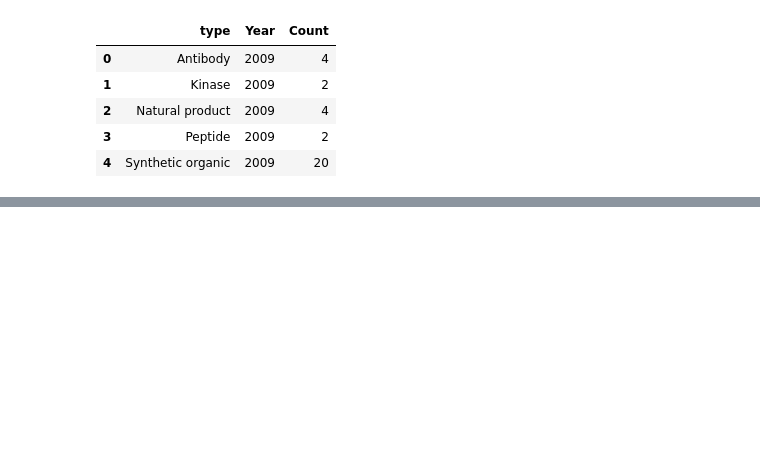
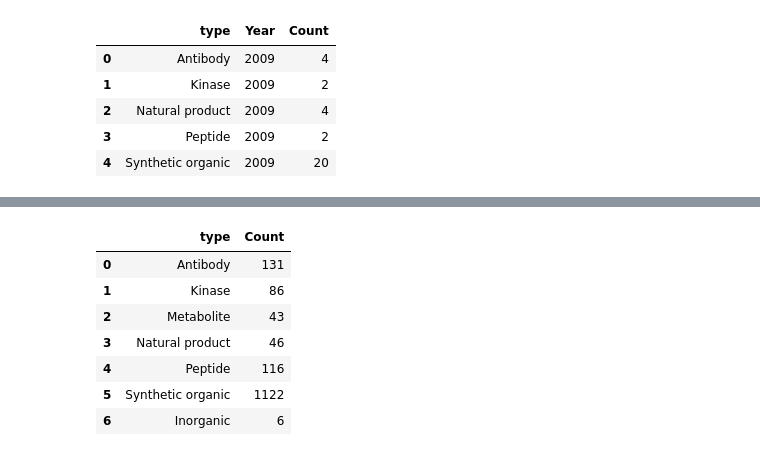
Before and after one commit to tlint101/drug_nme, a Jupyter notebook: Tutorial/02_plot_pharmacology.ipynb, the cells around one changed output, grey strips where cells are left out. Cells and saved outputs as stored; diff of their text form; code cells hidden in the pictures; blank space fills up the shorter version.

```diff
--- a/Tutorial/02_plot_pharmacology.ipynb
+++ b/Tutorial/02_plot_pharmacology.ipynb
@@ -111,0 +139,19 @@ plot_data.donut(year, title=title, savepath='/Users/tonyelin/Downloads/pie.png',
+# %%
+donut_data = Plot(data, sort_col=['type'])
+
+# extract inorganic row
+inorganic_row = donut_data.df.loc[[1]]
+
+# place inorganic row last
+donut_data = donut_data.df.drop(inorganic_row.index)
+donut_data = pd.concat([donut_data, inorganic_row], ignore_index=True)
+donut_data
+# %% [output]
+|  | type | Count |
+| 0 | Antibody | 131 |
+| 1 | Kinase | 86 |
+| 2 | Metabolite | 43 |
+| 3 | Natural product | 46 |
+| 4 | Peptide | 116 |
+| 5 | Synthetic organic | 1122 |
+| 6 | Inorganic | 6 |
```
Also changed, not shown: parts of 13 cells of this notebook.
